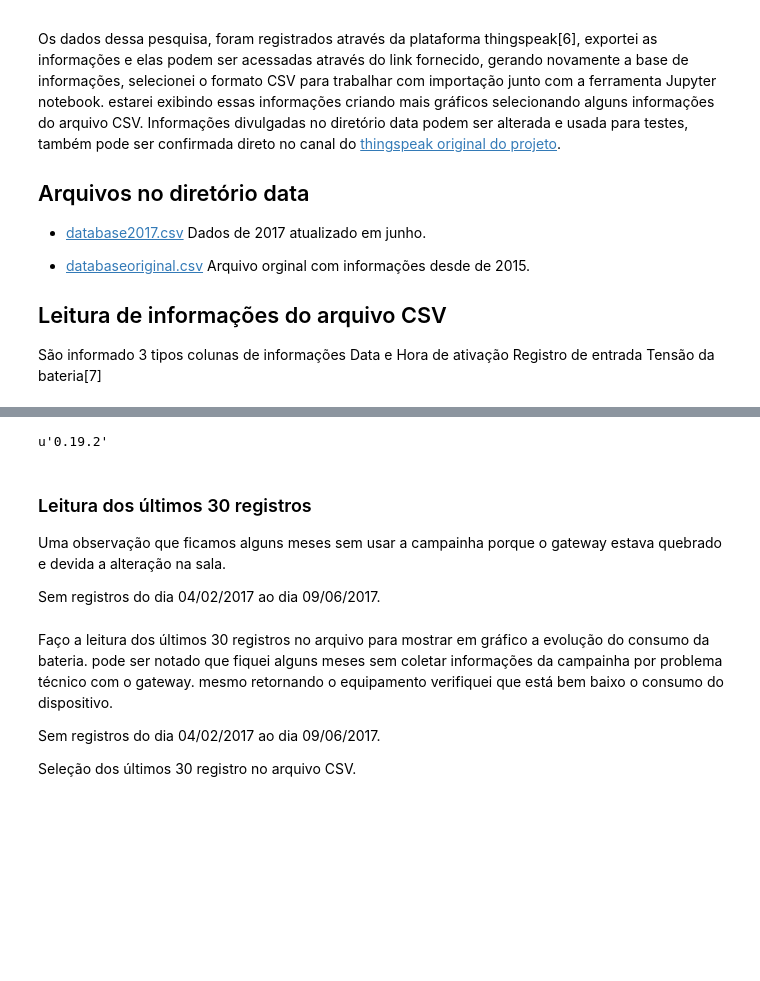
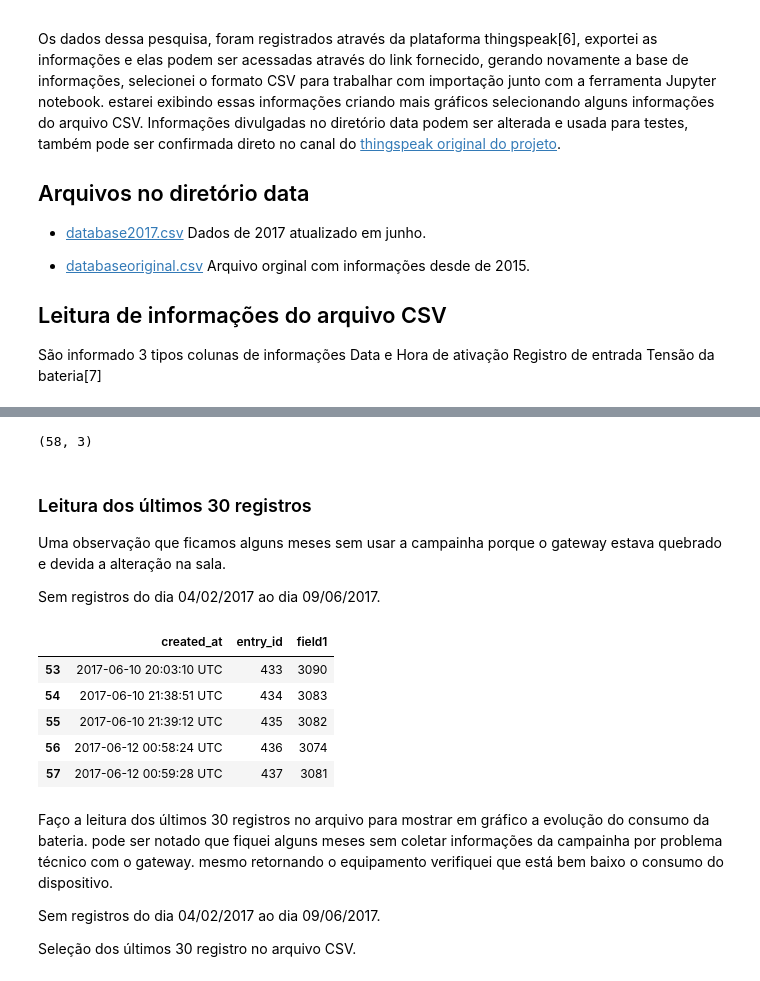
Before and after one commit to EstevesDouglas/UNICAMP-FEEC-IA369Z, a Jupyter notebook: deliver/2017-06-14-estevesdouglas-notebook.ipynb, the cells around one changed output, grey strips where cells are left out. Cells and saved outputs as stored; diff of their text form; code cells hidden in the pictures; blank space fills up the shorter version.

```diff
--- a/deliver/2017-06-14-estevesdouglas-notebook.ipynb
+++ b/deliver/2017-06-14-estevesdouglas-notebook.ipynb
@@ -101,7 +76,14 @@ created_at,entry_id,field1
 # %%
 import pandas as pd
 import numpy as np
+import csv
+from altair import Chart, X, Y, Axis, SortField
 import matplotlib.pyplot as plt
 pd.__version__
+%matplotlib inline
+
+total = pd.read_csv("../data/database2017.csv")
+
+total.shape
 # %% [output]
-u'0.19.2'
+(58, 3)
@@ -113,6 +93,15 @@ u'0.19.2'
 Uma observação que ficamos alguns meses sem usar a campainha porque o gateway estava quebrado e devida a alteração na sala.
 
 Sem registros do dia 04/02/2017 ao dia 09/06/2017.
+# %%
+total.tail()
+# %% [output]
+|  | created_at | entry_id | field1 |
+| 53 | 2017-06-10 20:03:10 UTC | 433 | 3090 |
+| 54 | 2017-06-10 21:38:51 UTC | 434 | 3083 |
+| 55 | 2017-06-10 21:39:12 UTC | 435 | 3082 |
+| 56 | 2017-06-12 00:58:24 UTC | 436 | 3074 |
+| 57 | 2017-06-12 00:59:28 UTC | 437 | 3081 |
 # %%
 totallast30 = total.sort_values(by='created_at',ascending=False)[:30]
 # %% [markdown]
```
Also changed, not shown: parts of 3 cells of this notebook.
